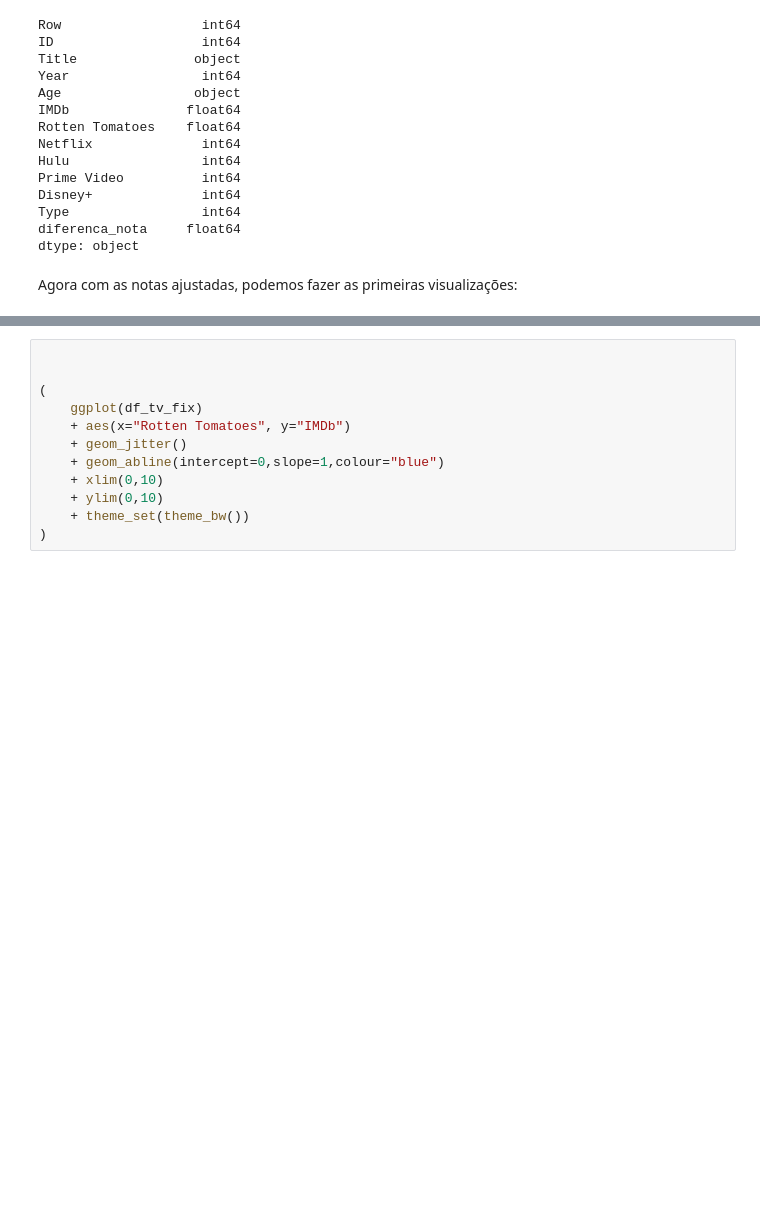
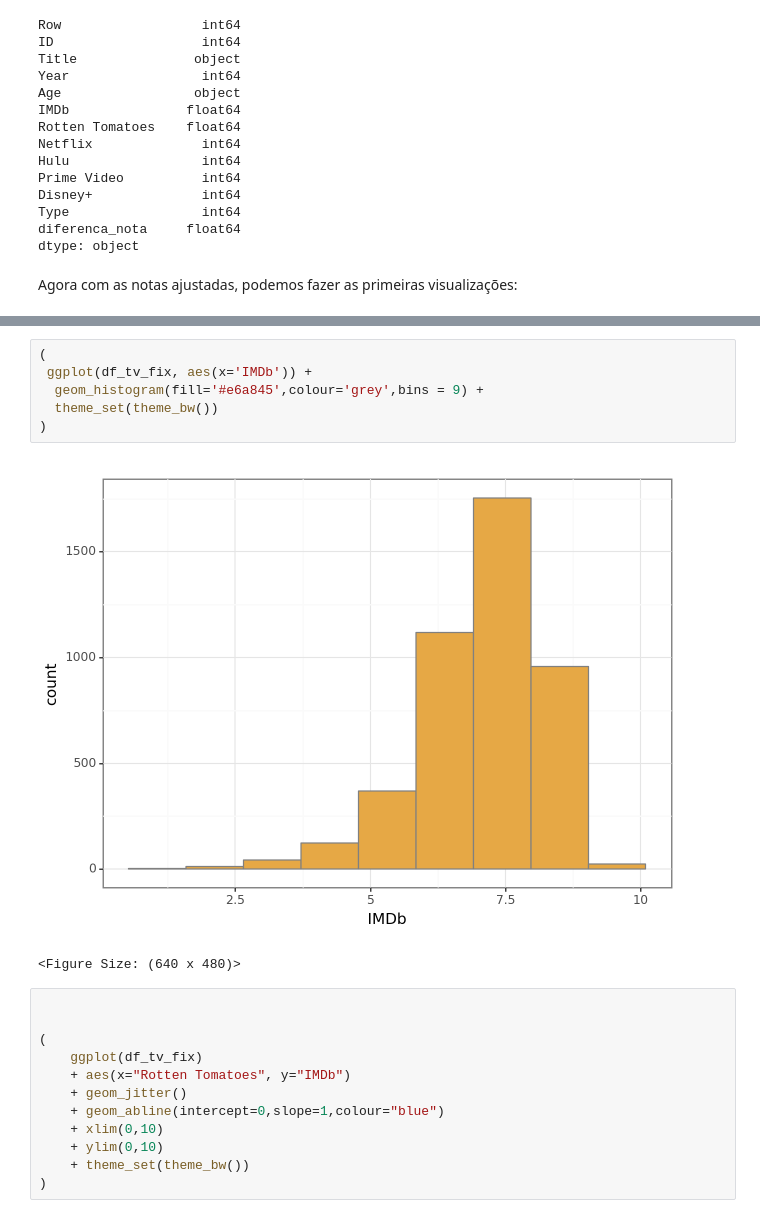
Before and after one commit to bzimons/mvp_puc_1, a Jupyter notebook: mvp1_teste.ipynb, the cells around one changed output, grey strips where cells are left out. Drawn from its saved outputs; the diff is of its cells as text; blank space fills up the shorter version.

```diff
--- a/mvp1_teste.ipynb
+++ b/mvp1_teste.ipynb
@@ -178,3 +187,12 @@ Agora com as notas ajustadas, podemos fazer as primeiras visualizações:
+# %%
+(
+ ggplot(df_tv_fix, aes(x='IMDb')) +
+  geom_histogram(fill='#e6a845',colour='grey',bins = 9) +
+  theme_set(theme_bw())
+)
+# %% [output]
+[figure, added]
+<Figure Size: (640 x 480)>
 # %%
 
 
```
Also changed, not shown: parts of 1 cell of this notebook.
